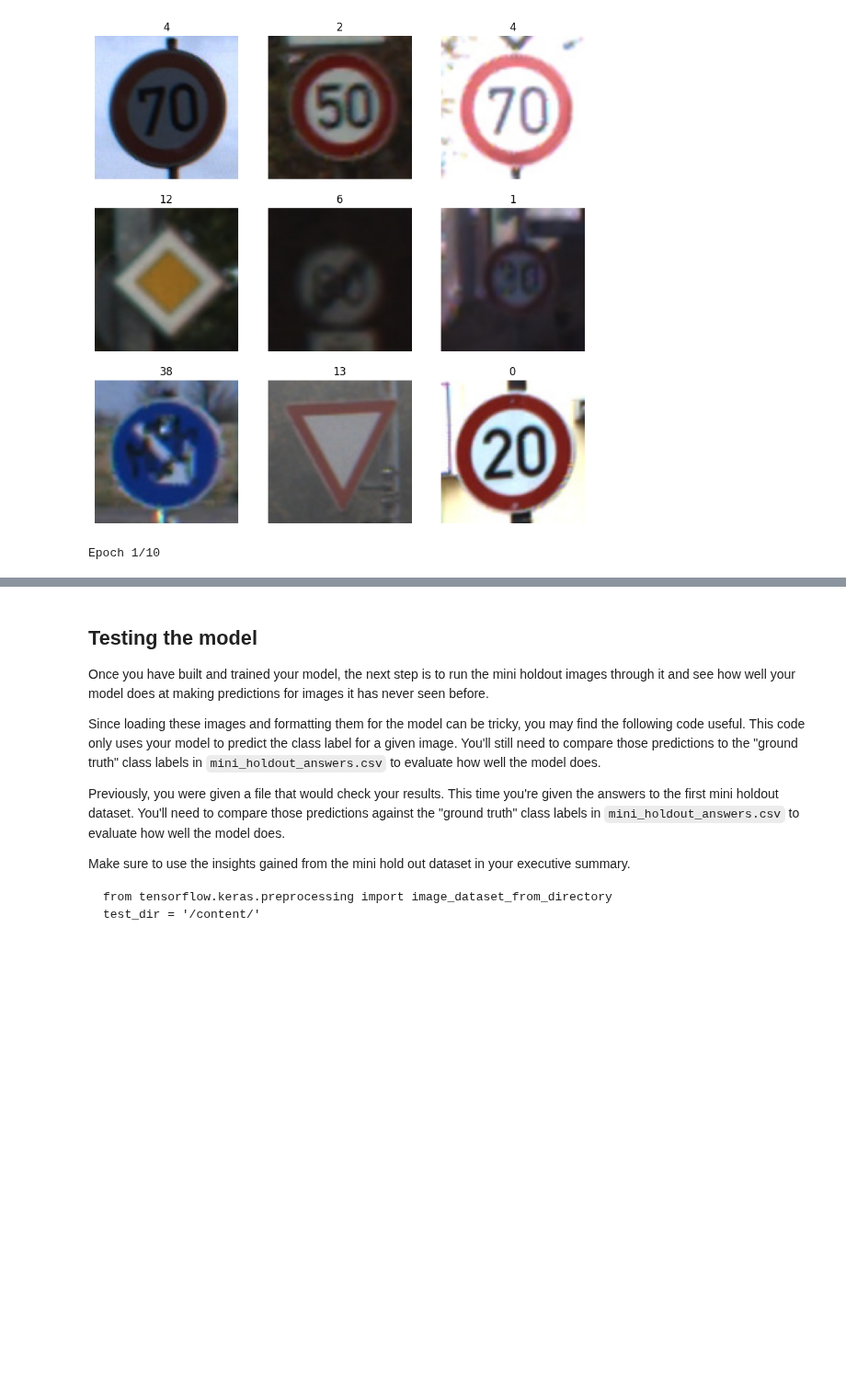
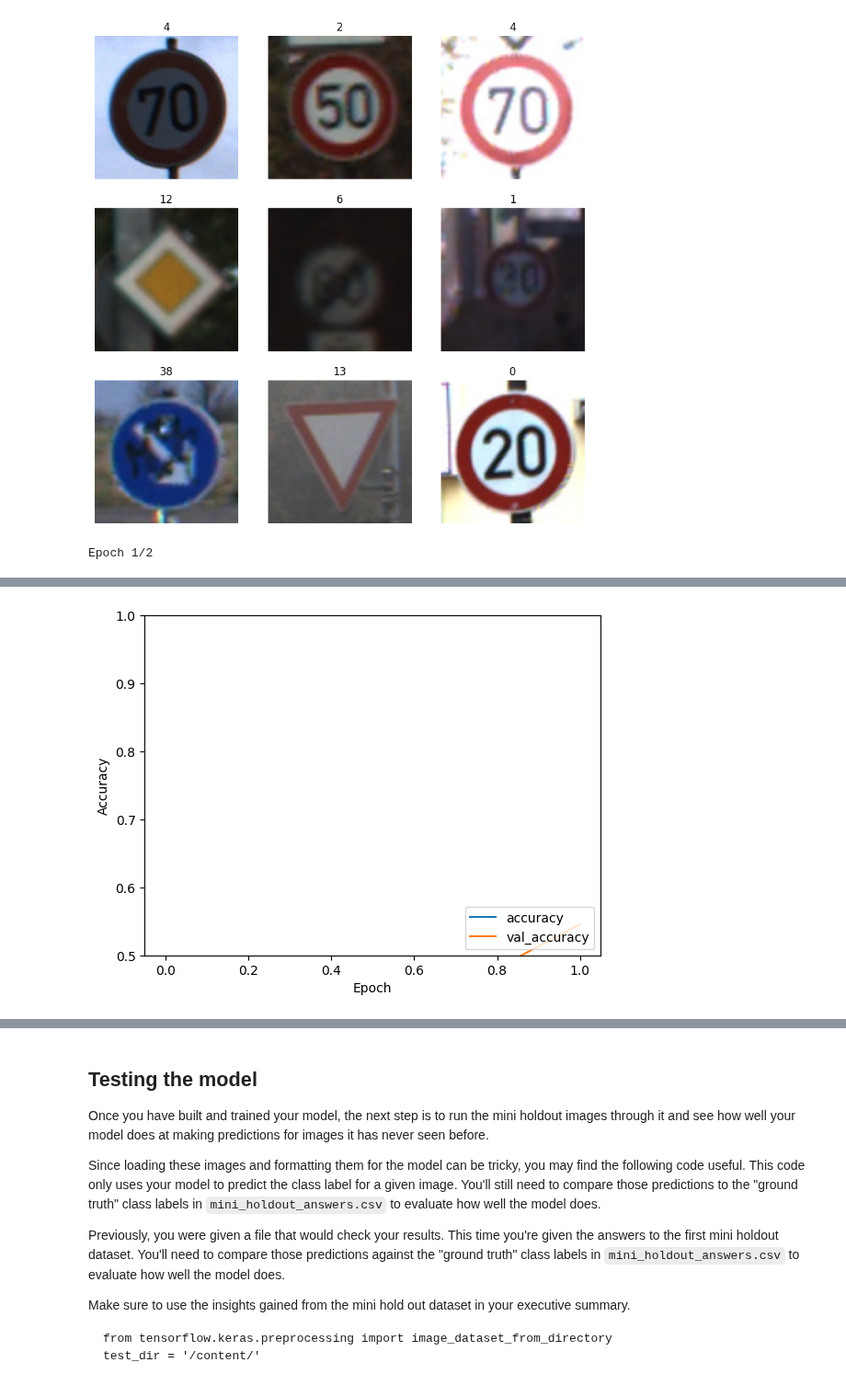
Before and after one commit to josegabrielguerrero26/CSE450-machinelearning, a Jupyter notebook: project4/starter_signs.ipynb, the cells around one changed output, grey strips where cells are left out. Shown at 92% size. Saved outputs shown, nothing was run; the diff lists cells and outputs as text; code cells hidden in the pictures; blank space fills up the shorter version.

```diff
--- a/project4/starter_signs.ipynb
+++ b/project4/starter_signs.ipynb
@@ -129,9 +129,9 @@ from tensorflow.keras import datasets, layers, models
 model = models.Sequential([
     layers.Conv2D(32, (3, 3), activation='relu', input_shape=(100,100, 3)),
     layers.MaxPooling2D((2, 2)),
-    layers.Conv2D(64, (3, 3), activation='relu'),
-    layers.MaxPooling2D((2, 2)),
-    layers.Conv2D(64, (3, 3), activation='relu'),
+    #layers.Conv2D(64, (3, 3), activation='relu'),
+    #layers.MaxPooling2D((2, 2)),
+    #layers.Conv2D(64, (3, 3), activation='relu'),
     layers.Flatten(),
     layers.Dense(64, activation='relu'),
     layers.Dense(43)  # num_classes is the number of output classes
@@ -145,11 +145,11 @@ model.compile(optimizer='adam',
 # Train the model using the data generators
 history = model.fit(train_generator,
                     steps_per_epoch=train_generator.samples // train_generator.batch_size,
-                    epochs=10,
+                    epochs=2,
                     validation_data=validation_generator,
                     validation_steps=validation_generator.samples // validation_generator.batch_size)
 # %% [output]
-Epoch 1/10
+Epoch 1/2
 # %%
 plt.plot(history.history['accuracy'], label='accuracy')
 plt.plot(history.history['val_accuracy'], label = 'val_accuracy')
@@ -158,5 +158,6 @@ plt.ylabel('Accuracy')
 plt.ylim([0.5, 1])
 plt.legend(loc='lower right')
 
-test_loss, test_acc = model.evaluate(test_images,  test_labels, verbose=2)
+test_loss, test_acc = model.evaluate(validation_generator, verbose=2)
 print(test_loss,test_acc)
+# %% [output]
@@ -162,0 +166 @@ print(test_loss,test_acc)
+[figure, added]
```
Also changed, not shown: parts of 4 cells of this notebook.
